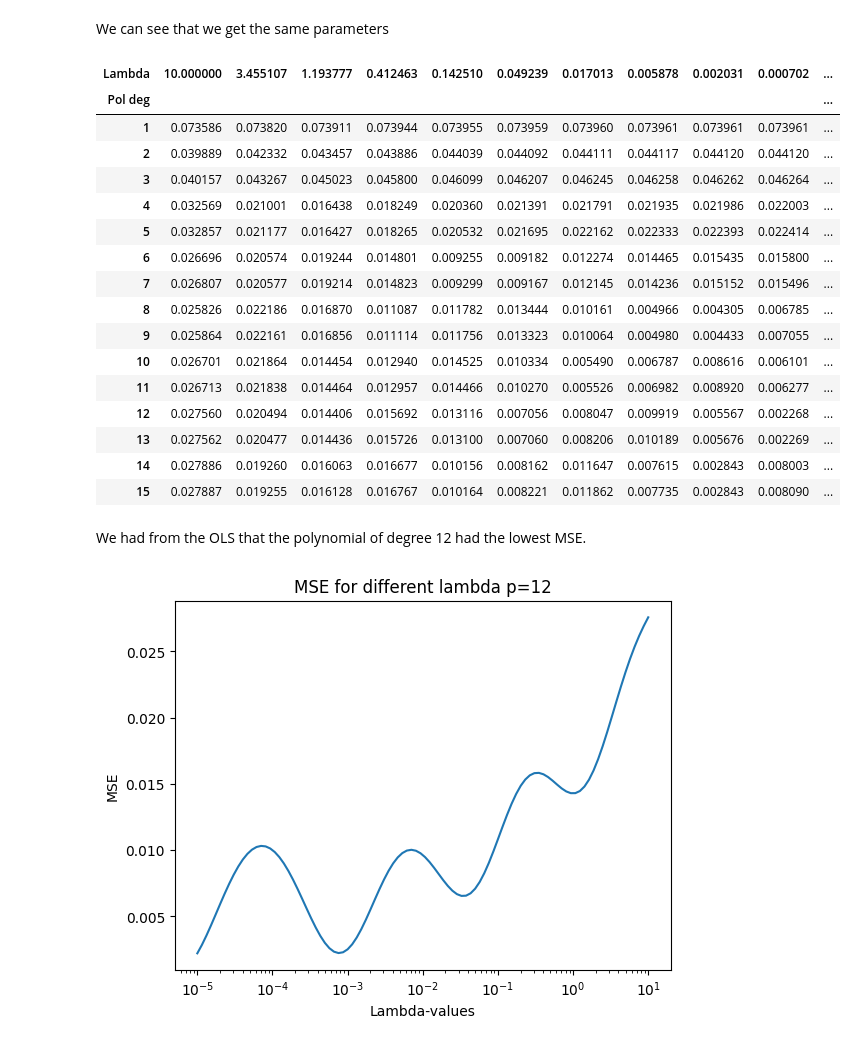
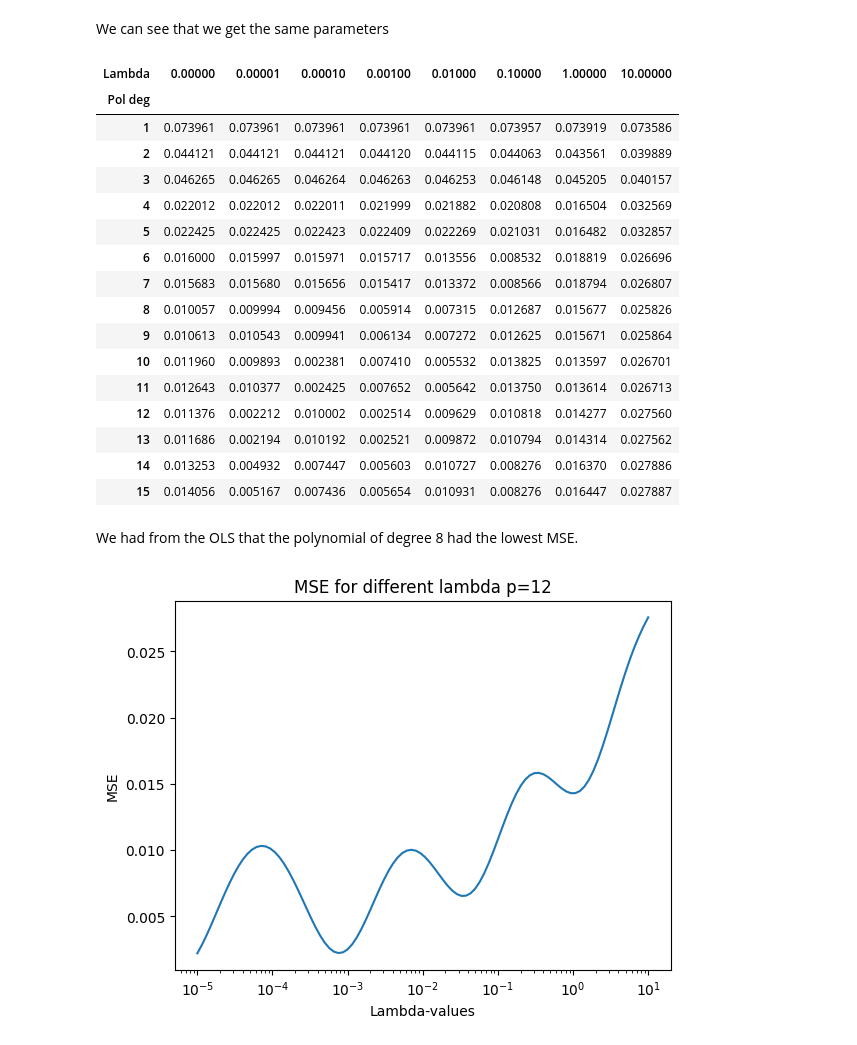
Before and after one commit to egil10/FYSSTK3155, a Jupyter notebook: PROJECT 1/Code/Exb.ipynb, the cells around one changed output. Saved outputs shown, nothing was run; the diff lists cells and outputs as text; code cells hidden in the pictures.

```diff
--- a/PROJECT 1/Code/Exb.ipynb
+++ b/PROJECT 1/Code/Exb.ipynb
@@ -37,57 +37,58 @@ The imported Ridge function has the parameters: [-0.03040265 -0.55497492  0.0334
 We can see that we get the same parameters
 # %%
 pol = 15
-lambdas = np.concatenate((np.logspace(1,-5,14),np.array([0])))
+# lambdas = np.concatenate((np.logspace(1,-5,14),np.array([0])))
+lambdas = [0,1e-5,1e-4,1e-3,1e-2,1e-1,1,10]
 
-mse_r2_scores = np.zeros((15,15))
+mse_r2_scores = np.zeros((15,8))
 
 pol_degrees = np.arange(1,pol+1,dtype=int)
 
 
 for pol in pol_degrees:
     X_train = polynomial_features(x_train,pol, False)
     X_test = polynomial_features(x_test, pol, False)
 
     scaler = StandardScaler()
     X_train_s = scaler.fit_transform(X_train)
     X_test_s = scaler.transform(X_test)
     y_offset = np.mean(y)
 
     for i,lam in enumerate(lambdas):
         beta_Ridge = Ridge_parameters(X_train_s,y_train,lambda_=lam)
         y_test_fit = X_test_s@beta_Ridge
         mse_r2_scores[pol-1,i] = mse(y_test,y_test_fit+y_offset)
 
 df = pd.DataFrame(mse_r2_scores)
 df.index = pol_degrees
 df.columns = lambdas
 df = df.rename_axis("Pol deg", axis=0).rename_axis("Lambda", axis=1)
 df
 # %% [output]
-| Lambda | 10.000000 | 3.455107 | 1.193777 | 0.412463 | 0.142510 | 0.049239 | 0.017013 | 0.005878 | 0.002031 | 0.000702 | ... |
-| Pol deg |  |  |  |  |  |  |  |  |  |  | ... |
-| 1 | 0.073586 | 0.073820 | 0.073911 | 0.073944 | 0.073955 | 0.073959 | 0.073960 | 0.073961 | 0.073961 | 0.073961 | ... |
-| 2 | 0.039889 | 0.042332 | 0.043457 | 0.043886 | 0.044039 | 0.044092 | 0.044111 | 0.044117 | 0.044120 | 0.044120 | ... |
-| 3 | 0.040157 | 0.043267 | 0.045023 | 0.045800 | 0.046099 | 0.046207 | 0.046245 | 0.046258 | 0.046262 | 0.046264 | ... |
-| 4 | 0.032569 | 0.021001 | 0.016438 | 0.018249 | 0.020360 | 0.021391 | 0.021791 | 0.021935 | 0.021986 | 0.022003 | ... |
-| 5 | 0.032857 | 0.021177 | 0.016427 | 0.018265 | 0.020532 | 0.021695 | 0.022162 | 0.022333 | 0.022393 | 0.022414 | ... |
-| 6 | 0.026696 | 0.020574 | 0.019244 | 0.014801 | 0.009255 | 0.009182 | 0.012274 | 0.014465 | 0.015435 | 0.015800 | ... |
-| 7 | 0.026807 | 0.020577 | 0.019214 | 0.014823 | 0.009299 | 0.009167 | 0.012145 | 0.014236 | 0.015152 | 0.015496 | ... |
-| 8 | 0.025826 | 0.022186 | 0.016870 | 0.011087 | 0.011782 | 0.013444 | 0.010161 | 0.004966 | 0.004305 | 0.006785 | ... |
-| 9 | 0.025864 | 0.022161 | 0.016856 | 0.011114 | 0.011756 | 0.013323 | 0.010064 | 0.004980 | 0.004433 | 0.007055 | ... |
-| 10 | 0.026701 | 0.021864 | 0.014454 | 0.012940 | 0.014525 | 0.010334 | 0.005490 | 0.006787 | 0.008616 | 0.006101 | ... |
-| 11 | 0.026713 | 0.021838 | 0.014464 | 0.012957 | 0.014466 | 0.010270 | 0.005526 | 0.006982 | 0.008920 | 0.006277 | ... |
-| 12 | 0.027560 | 0.020494 | 0.014406 | 0.015692 | 0.013116 | 0.007056 | 0.008047 | 0.009919 | 0.005567 | 0.002268 | ... |
-| 13 | 0.027562 | 0.020477 | 0.014436 | 0.015726 | 0.013100 | 0.007060 | 0.008206 | 0.010189 | 0.005676 | 0.002269 | ... |
-| 14 | 0.027886 | 0.019260 | 0.016063 | 0.016677 | 0.010156 | 0.008162 | 0.011647 | 0.007615 | 0.002843 | 0.008003 | ... |
-| 15 | 0.027887 | 0.019255 | 0.016128 | 0.016767 | 0.010164 | 0.008221 | 0.011862 | 0.007735 | 0.002843 | 0.008090 | ... |
+| Lambda | 0.00000 | 0.00001 | 0.00010 | 0.00100 | 0.01000 | 0.10000 | 1.00000 | 10.00000 |
+| Pol deg |  |  |  |  |  |  |  |  |
+| 1 | 0.073961 | 0.073961 | 0.073961 | 0.073961 | 0.073961 | 0.073957 | 0.073919 | 0.073586 |
+| 2 | 0.044121 | 0.044121 | 0.044121 | 0.044120 | 0.044115 | 0.044063 | 0.043561 | 0.039889 |
+| 3 | 0.046265 | 0.046265 | 0.046264 | 0.046263 | 0.046253 | 0.046148 | 0.045205 | 0.040157 |
+| 4 | 0.022012 | 0.022012 | 0.022011 | 0.021999 | 0.021882 | 0.020808 | 0.016504 | 0.032569 |
+| 5 | 0.022425 | 0.022425 | 0.022423 | 0.022409 | 0.022269 | 0.021031 | 0.016482 | 0.032857 |
+| 6 | 0.016000 | 0.015997 | 0.015971 | 0.015717 | 0.013556 | 0.008532 | 0.018819 | 0.026696 |
+| 7 | 0.015683 | 0.015680 | 0.015656 | 0.015417 | 0.013372 | 0.008566 | 0.018794 | 0.026807 |
+| 8 | 0.010057 | 0.009994 | 0.009456 | 0.005914 | 0.007315 | 0.012687 | 0.015677 | 0.025826 |
+| 9 | 0.010613 | 0.010543 | 0.009941 | 0.006134 | 0.007272 | 0.012625 | 0.015671 | 0.025864 |
+| 10 | 0.011960 | 0.009893 | 0.002381 | 0.007410 | 0.005532 | 0.013825 | 0.013597 | 0.026701 |
+| 11 | 0.012643 | 0.010377 | 0.002425 | 0.007652 | 0.005642 | 0.013750 | 0.013614 | 0.026713 |
+| 12 | 0.011376 | 0.002212 | 0.010002 | 0.002514 | 0.009629 | 0.010818 | 0.014277 | 0.027560 |
+| 13 | 0.011686 | 0.002194 | 0.010192 | 0.002521 | 0.009872 | 0.010794 | 0.014314 | 0.027562 |
+| 14 | 0.013253 | 0.004932 | 0.007447 | 0.005603 | 0.010727 | 0.008276 | 0.016370 | 0.027886 |
+| 15 | 0.014056 | 0.005167 | 0.007436 | 0.005654 | 0.010931 | 0.008276 | 0.016447 | 0.027887 |
 # %%
 latex_code = df.to_latex(index=False)
 
 with open("table.tex", "w") as f:
     f.write(latex_code)
 # %% [markdown]
-We had from the OLS that the polynomial of degree 12 had the lowest MSE.
+We had from the OLS that the polynomial of degree 8 had the lowest MSE.
 # %%
 lambdas = np.logspace(1,-5,100)
 n = len(lambdas)
```
Also changed, not shown: parts of 3 cells of this notebook.
